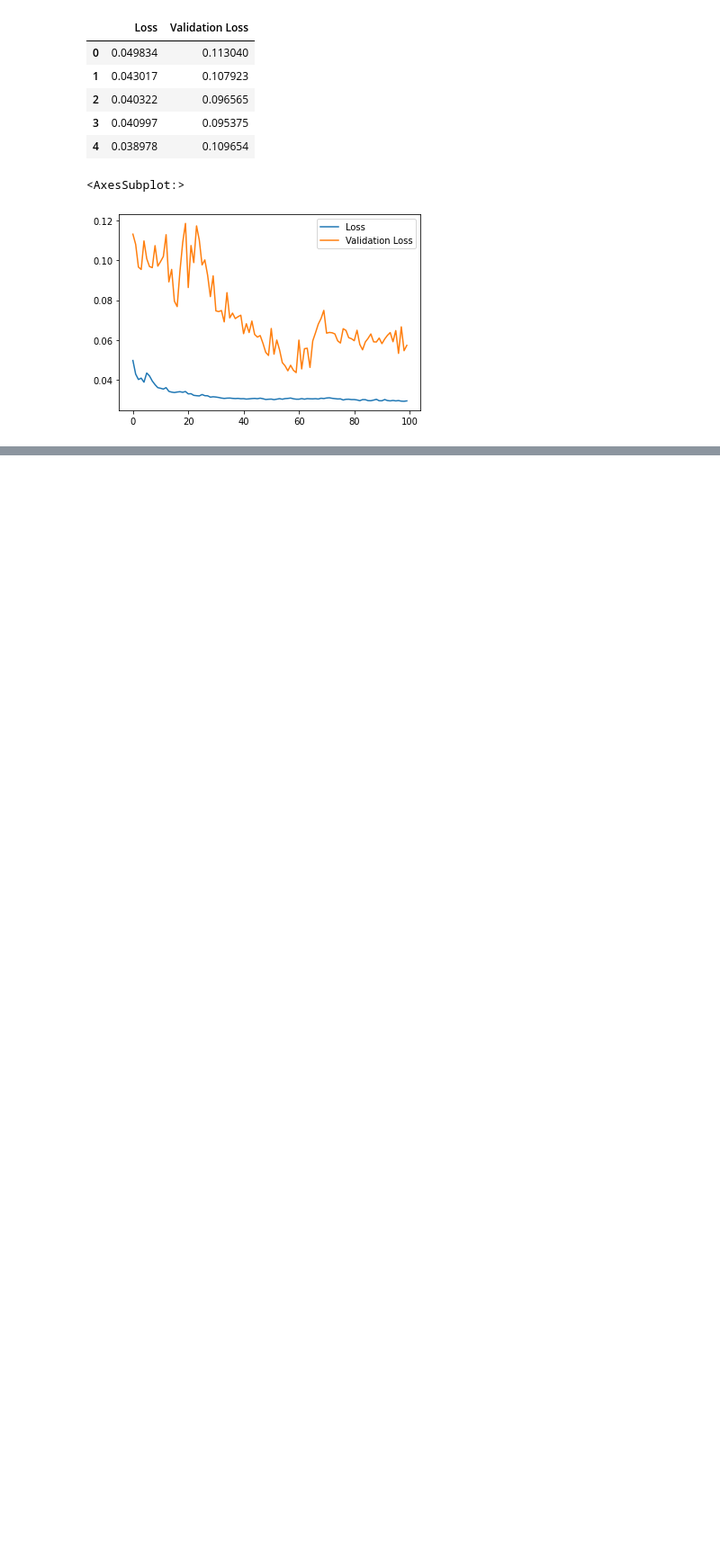
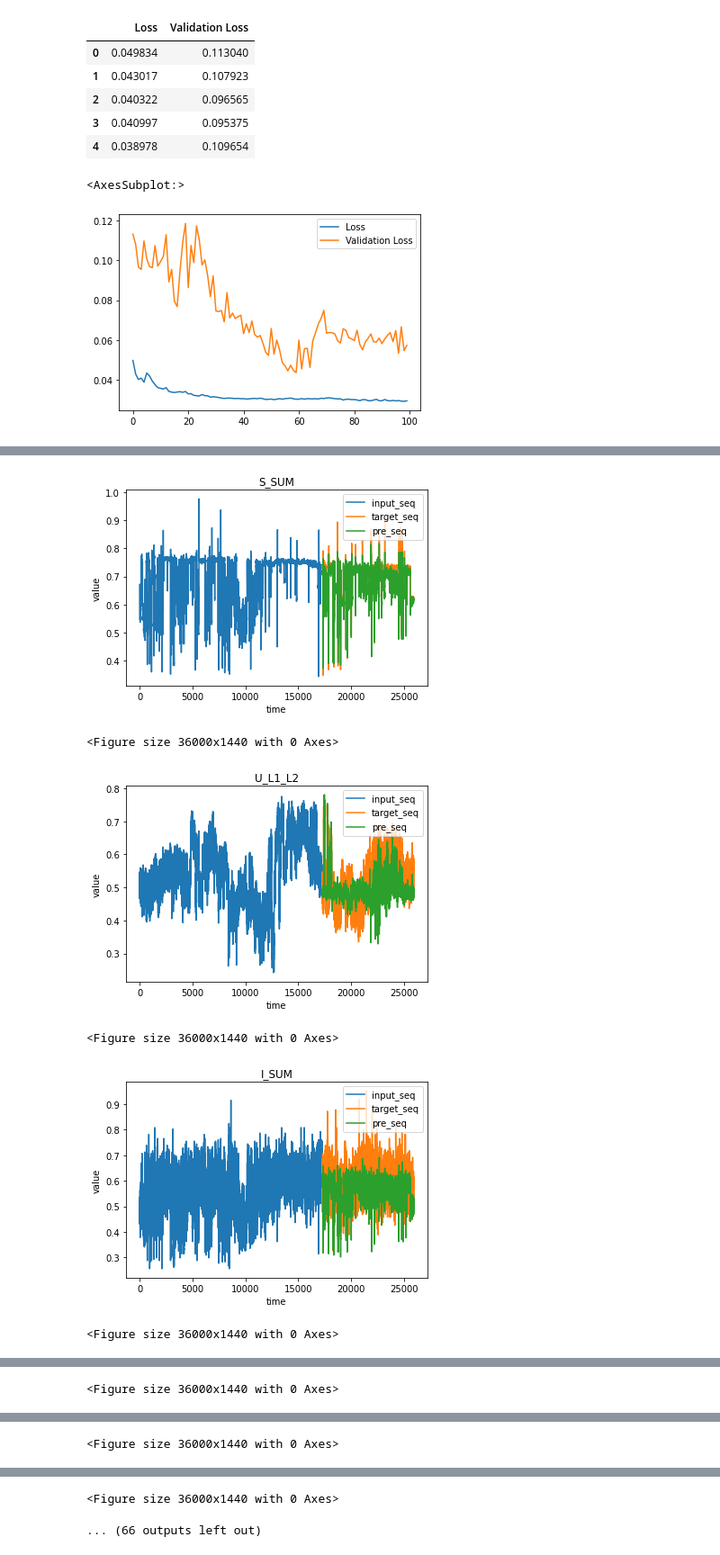
Before and after one commit to PedroOliveiraPT/Electricity-Forecasting, a Jupyter notebook: Results.ipynb, the cells around one changed output, grey strips where cells are left out. Shown at 90% size. Saved outputs shown, nothing was run; the diff lists cells and outputs as text; code cells hidden in the pictures; blank space fills up the shorter version.

```diff
--- a/Results.ipynb
+++ b/Results.ipynb
@@ -44,6 +44,5 @@ hist.plot()
 <AxesSubplot:>
 [figure]
 # %%
-from keras.models import load_model
-
-model = load_model("models/PCA_LSTM_60secs")
+pred = pd.read_csv("results/PCA_LSTM_60secs_prediction.csv", index_col='Unnamed: 0').transpose()
+pred.head()
@@ -49,0 +59,12 @@ model = load_model("models/PCA_LSTM_60secs")
+# %%
+df = pd.read_csv("data/mongo_data.csv", index_col='ts')
+df = df.drop('Unnamed: 0', 1)
+#Remove cols with the same value
+
+def unique_cols(df):
+    a = df.to_numpy() # df.values (pandas<0.24)
+    return (a[0] == a).all(0)
+
+df = df.loc[:,np.invert(unique_cols(df))]
+print(df.shape)
+df.tail()
@@ -49,0 +81,6 @@ model = load_model("models/PCA_LSTM_60secs")
+# %%
+from sklearn import preprocessing
+scaler = preprocessing.MinMaxScaler()
+d = scaler.fit_transform(df)
+scaled_df = pd.DataFrame(d, columns=df.columns, index=df.index)
+scaled_df.head()
@@ -49,0 +96,18 @@ model = load_model("models/PCA_LSTM_60secs")
+# %%
+values = scaled_df.values
+history_window = int(0.3*24*60*60)
+prediction_window = int(0.1*24*60*60)
+hist = values[-history_window:-prediction_window,:]
+test = values[-prediction_window:,]
+fc = pred.values
+cols = scaled_df.columns
+
+for i in range(len(cols)):
+    plot_forecasts(hist[:,i], test[:,i], fc[:,i], title=cols[i], ts=(500,20))
+# %% [output]
+[figure, added]
+<Figure size 36000x1440 with 0 Axes>
+[figure, added]
+<Figure size 36000x1440 with 0 Axes>
+[figure, added]
+<Figure size 36000x1440 with 0 Axes>
@@ -49,0 +115 @@ model = load_model("models/PCA_LSTM_60secs")
+<Figure size 36000x1440 with 0 Axes>
@@ -49,0 +117 @@ model = load_model("models/PCA_LSTM_60secs")
+<Figure size 36000x1440 with 0 Axes>
@@ -49,0 +119,2 @@ model = load_model("models/PCA_LSTM_60secs")
+<Figure size 36000x1440 with 0 Axes>
+... (66 outputs left out)
```
Also changed, not shown: parts of 7 cells of this notebook, 2 other files.
